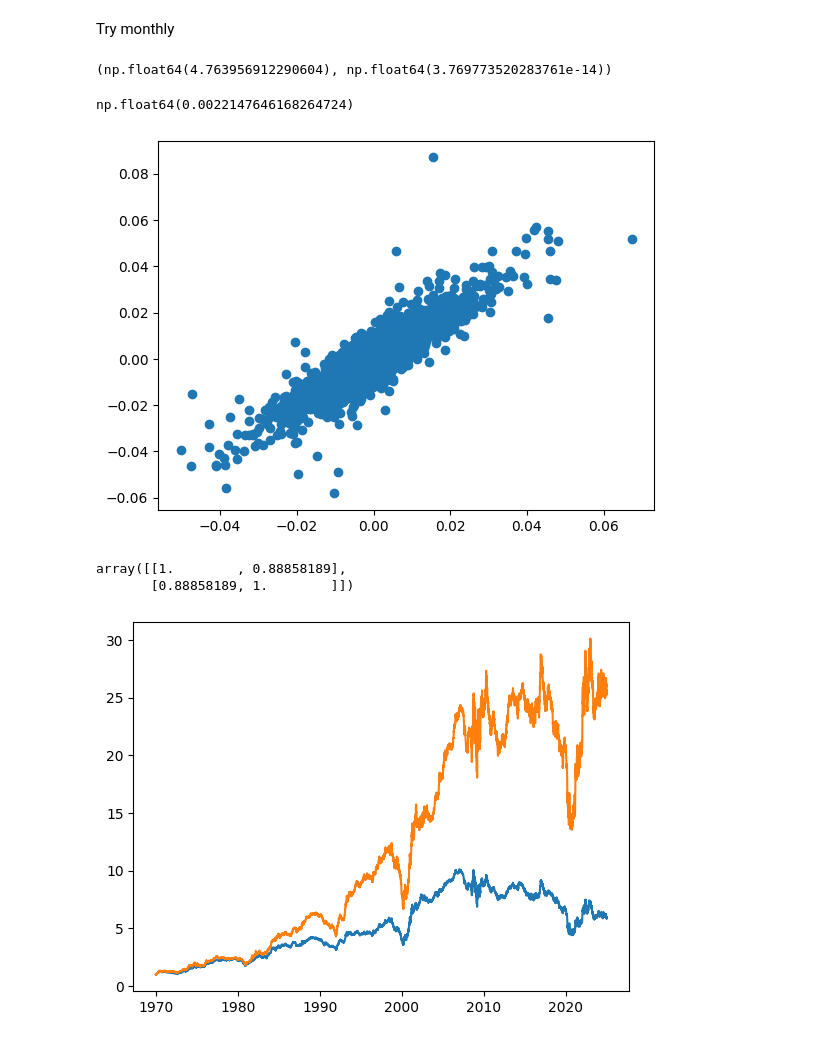
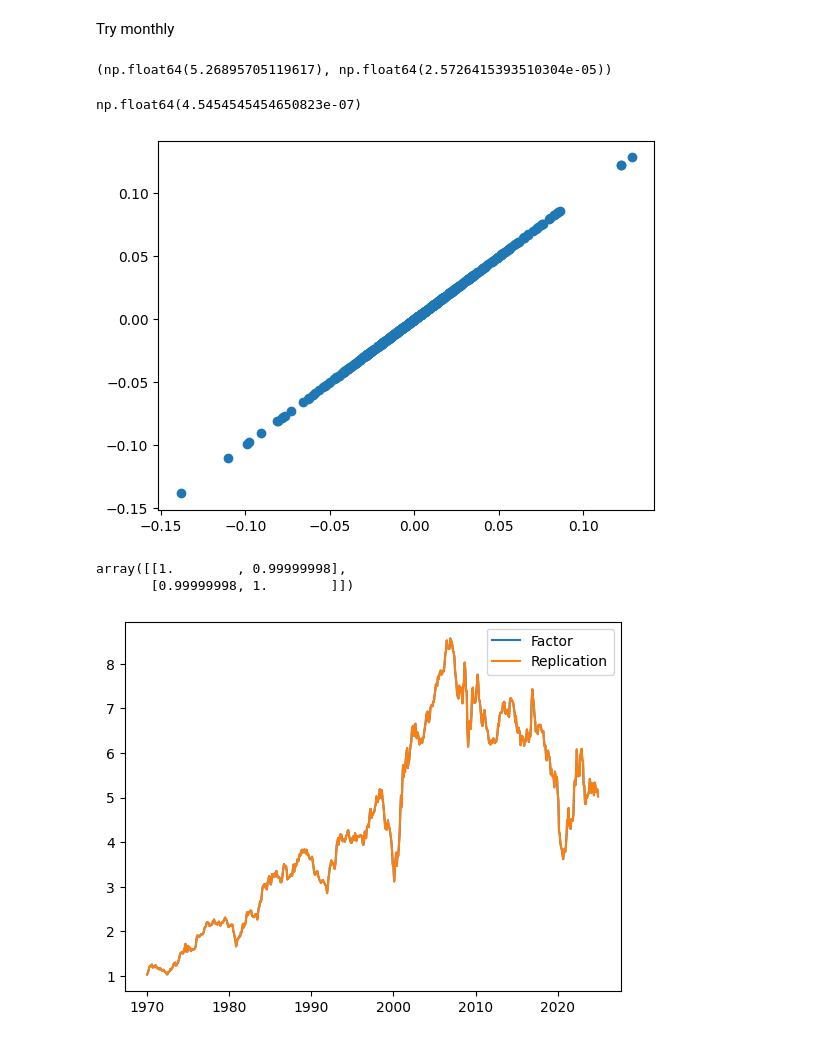
Before and after one commit to v-buchkov/wufam, a Jupyter notebook: backtests/0_Assignment.ipynb, the cells around one changed output. Saved outputs shown, nothing was run; the diff lists cells and outputs as text; code cells hidden in the pictures.

```diff
--- a/backtests/0_Assignment.ipynb
+++ b/backtests/0_Assignment.ipynb
@@ -20,14 +20,16 @@ from wufam.metrics.metrics import calc_sharpe
 PATH = Path("../data/kf_data")
 START = "1970-01-01"
 END = "2024-12-31"
-DATASET = Dataset.BM_25
+DATASET = Dataset.BM_6_M
+FACTORS_DATASET = Dataset.FACTORS_M
 WEIGHTING = "value_weighted"
+FACTOR_ANNUALIZE = 12
 # %% [markdown]
 ## 1.1
 # %%
 portfolios_total_r, portfolios_xs_r, factors_df, rf = read_kf_data(
     portfolios_filename=PATH / DATASET,
-    factors_filename=PATH / Dataset.FACTORS,
+    factors_filename=PATH / FACTORS_DATASET,
     start_date=START,
     end_date=END,
     weighting=WEIGHTING,
@@ -240,32 +241,33 @@ grs_test_ff.fit(
 # %%
 grs_test_ff.grs_stat, grs_test_ff.p_value
 # %% [output]
-(np.float64(4.763956912290604), np.float64(3.769773520283761e-14))
+(np.float64(5.26895705119617), np.float64(2.5726415393510304e-05))
 # %%
 long_columns = [col for col in portfolios_xs_r.columns if "HiBM" in col]
 short_columns = [col for col in portfolios_xs_r.columns if "LoBM" in col]
 
-repl = portfolios_xs_r[long_columns].mean(axis=1) - portfolios_xs_r[short_columns].mean(
+repl = portfolios_total_r[long_columns].mean(axis=1) - portfolios_total_r[short_columns].mean(
     axis=1
 )
 # %%
 np.abs(factors_df["HML"].to_numpy() - repl.round(4).to_numpy()).mean()
 # %% [output]
-np.float64(0.0022147646168264724)
+np.float64(4.5454545454650823e-07)
 # %%
 import matplotlib.pyplot as plt
 
 plt.scatter(factors_df["HML"].to_numpy(), repl.round(4).to_numpy());
 # %% [output]
-[figure, old version]
+[figure, new version]
 # %%
 np.corrcoef(factors_df["HML"].to_numpy(), repl.round(4).to_numpy())
 # %% [output]
-array([[1.        , 0.88858189],
-       [0.88858189, 1.        ]])
+array([[1.        , 0.99999998],
+       [0.99999998, 1.        ]])
 # %%
-plt.plot(factors_df["HML"].add(1).cumprod())
-plt.plot(repl.round(4).add(1).cumprod())
+plt.plot(factors_df["HML"].add(1).cumprod(), label="Factor")
+plt.plot(repl.round(4).add(1).cumprod(), label="Replication")
+plt.legend()
 plt.show()
 # %% [output]
-[figure, old version]
+[figure, new version]
```
Also changed, not shown: parts of 21 cells of this notebook, 1 other file.
